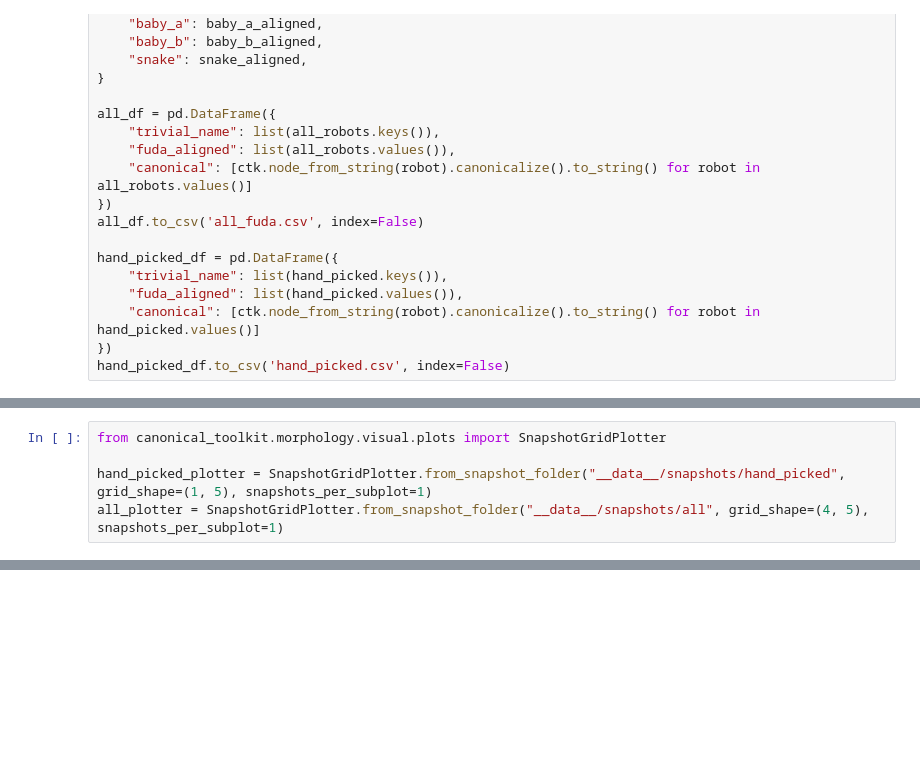
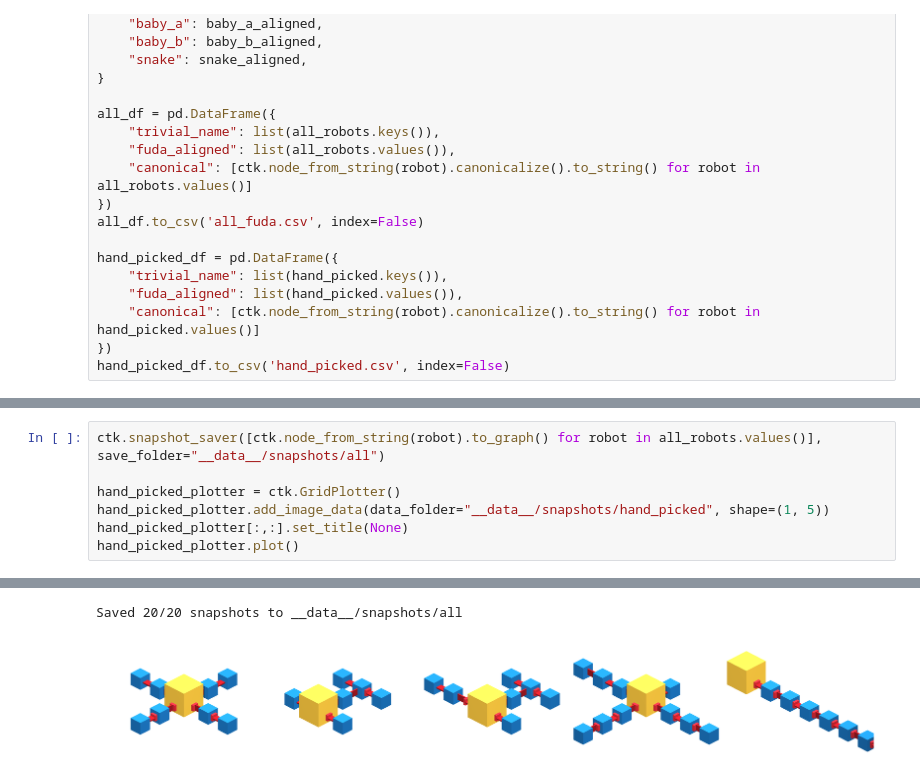
Before and after one commit to salomepoulain/ariel-zoo, a Jupyter notebook: zoo/fuda/robots/hand_picked_robots.ipynb, the cells around one changed output, grey strips where cells are left out. Drawn from its saved outputs; the diff is of its cells as text; blank space fills up the shorter version.

Commit message:
[new] analysis notebook additions + cleanup and bug fixes
- cleanup matrix frames
- added interactive grid plotters in analysis notebook
- rewrote ea for handling frames instead of series

```diff
--- a/zoo/fuda/robots/hand_picked_robots.ipynb
+++ b/zoo/fuda/robots/hand_picked_robots.ipynb
@@ -343,5 +366,8 @@ ctk.snapshot_saver([ctk.node_from_string(robot).to_graph() for robot in hand_pic
 # %%
-from canonical_toolkit.morphology.visual.plots import SnapshotGridPlotter
+ctk.snapshot_saver([ctk.node_from_string(robot).to_graph() for robot in all_robots.values()], save_folder="__data__/snapshots/all")
 
-hand_picked_plotter = SnapshotGridPlotter.from_snapshot_folder("__data__/snapshots/hand_picked", grid_shape=(1, 5), snapshots_per_subplot=1)
-all_plotter = SnapshotGridPlotter.from_snapshot_folder("__data__/snapshots/all", grid_shape=(4, 5), snapshots_per_subplot=1)
+hand_picked_plotter = ctk.GridPlotter()
+hand_picked_plotter.add_image_data(data_folder="__data__/snapshots/hand_picked", shape=(1, 5))
+hand_picked_plotter[:,:].set_title(None)
+hand_picked_plotter.plot()
+# %% [output]
@@ -348 +376,3 @@ all_plotter = SnapshotGridPlotter.from_snapshot_folder("__data__/snapshots/all",
+Saved 20/20 snapshots to __data__/snapshots/all
+[figure, added]
 # %%
```
Also changed, not shown: parts of 7 cells of this notebook, 22 other files.
